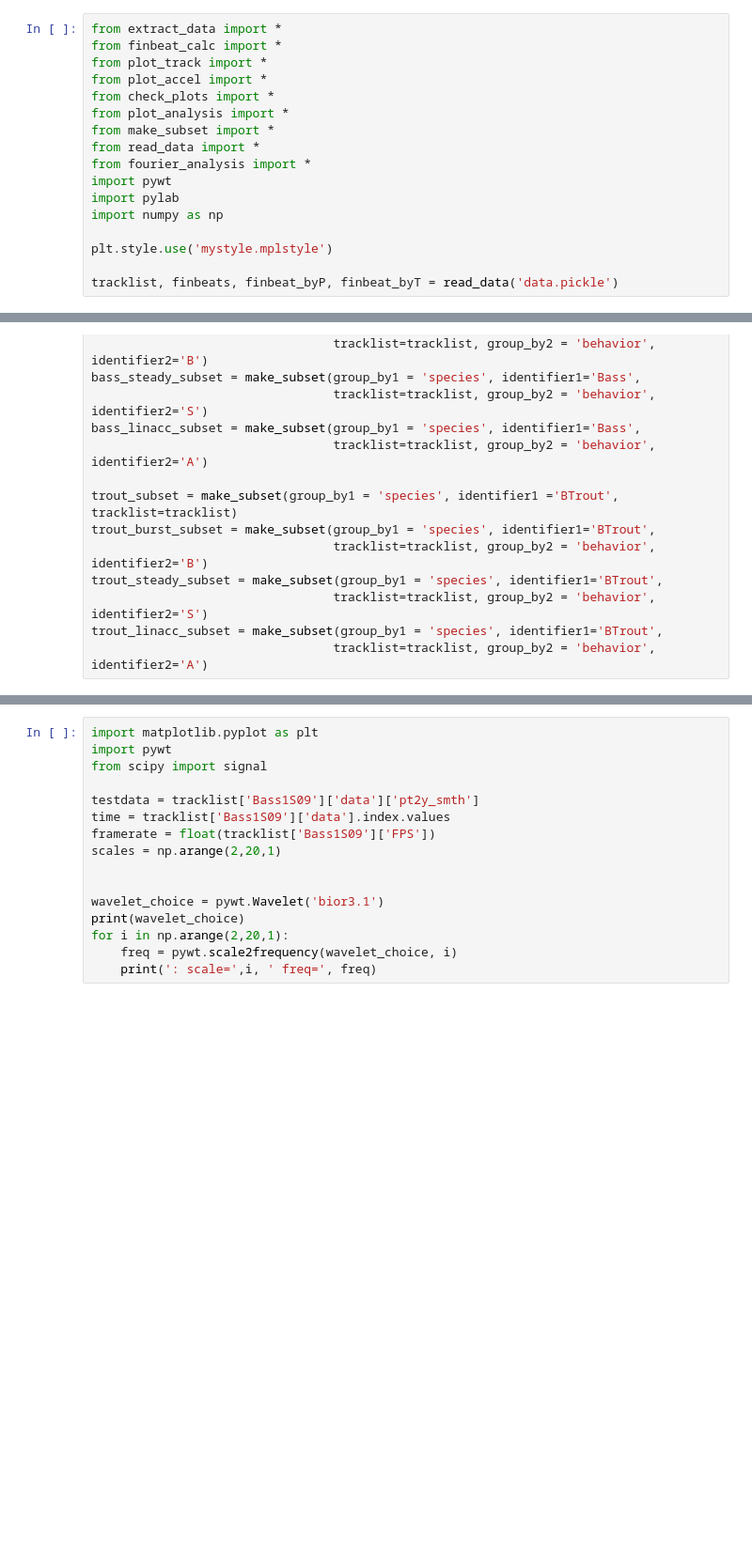
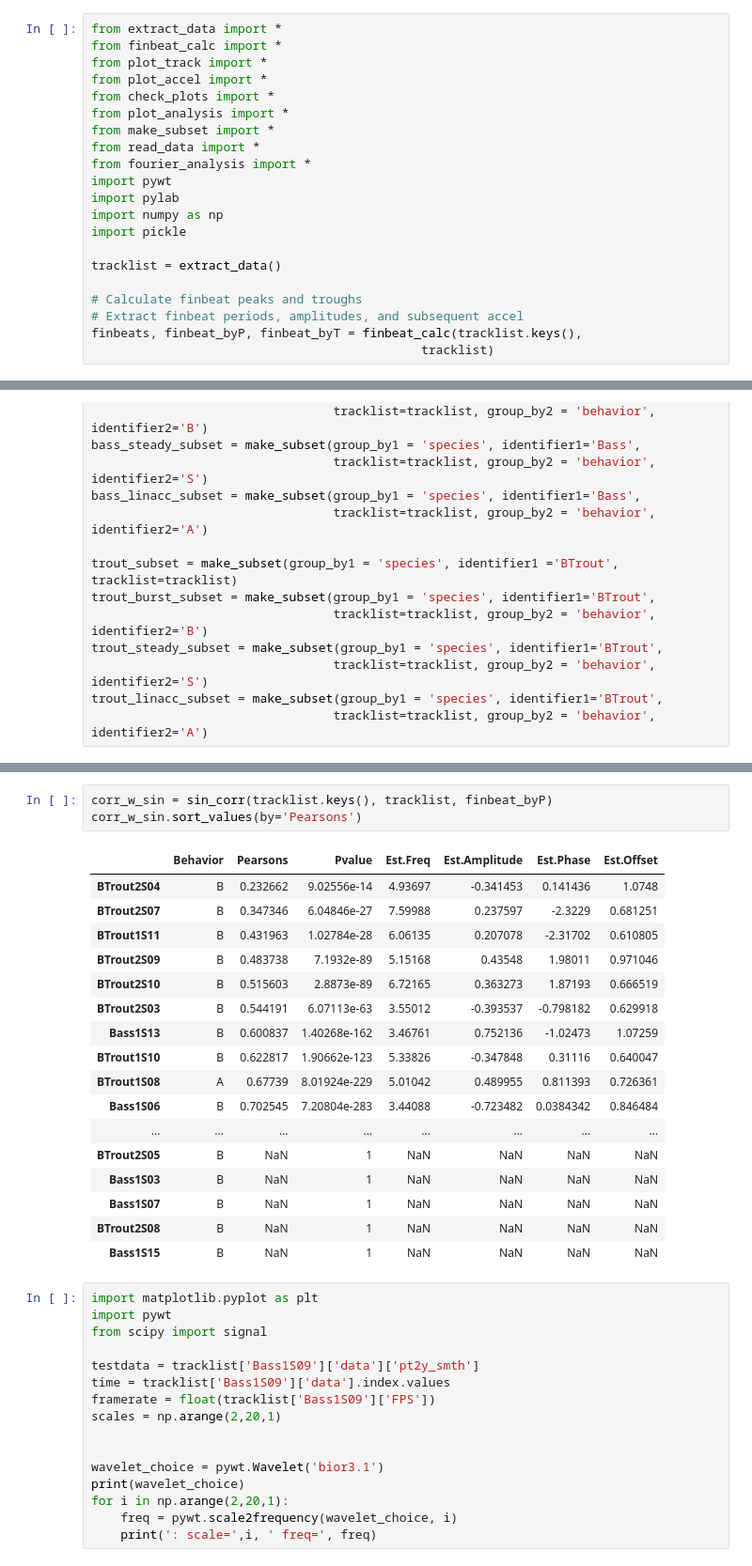
Before and after one commit to kfeilich/FishTrackProcessing, a Jupyter notebook: AccelerationCodeTesting.ipynb, the cells around one changed output, grey strips where cells are left out. Shown at 94% size. Cells and saved outputs as stored; diff of their text form; blank space fills up the shorter version.

Commit message:
Created sin_corr -- fits a sine wave with parameters optimized by least squares to each trial, then returns the Pearson's correlation coefficients, p-values, and estimated parameters as a dataframe.

```diff
--- a/AccelerationCodeTesting.ipynb
+++ b/AccelerationCodeTesting.ipynb
@@ -16,7 +16,11 @@ from fourier_analysis import *
 import pywt
 import pylab
 import numpy as np
+import pickle
 
-plt.style.use('mystyle.mplstyle')
+tracklist = extract_data()
 
-tracklist, finbeats, finbeat_byP, finbeat_byT = read_data('data.pickle')
+# Calculate finbeat peaks and troughs
+# Extract finbeat periods, amplitudes, and subsequent accel
+finbeats, finbeat_byP, finbeat_byT = finbeat_calc(tracklist.keys(),
+                                             tracklist)
@@ -118,3 +146,24 @@ for trial in tracklist_subset:
+# %%
+corr_w_sin = sin_corr(tracklist.keys(), tracklist, finbeat_byP)
+corr_w_sin.sort_values(by='Pearsons')
+# %% [output]
+|  | Behavior | Pearsons | Pvalue | Est.Freq | Est.Amplitude | Est.Phase | Est.Offset |
+| BTrout2S04 | B | 0.232662 | 9.02556e-14 | 4.93697 | -0.341453 | 0.141436 | 1.0748 |
+| BTrout2S07 | B | 0.347346 | 6.04846e-27 | 7.59988 | 0.237597 | -2.3229 | 0.681251 |
+| BTrout1S11 | B | 0.431963 | 1.02784e-28 | 6.06135 | 0.207078 | -2.31702 | 0.610805 |
+| BTrout2S09 | B | 0.483738 | 7.1932e-89 | 5.15168 | 0.43548 | 1.98011 | 0.971046 |
+| BTrout2S10 | B | 0.515603 | 2.8873e-89 | 6.72165 | 0.363273 | 1.87193 | 0.666519 |
+| BTrout2S03 | B | 0.544191 | 6.07113e-63 | 3.55012 | -0.393537 | -0.798182 | 0.629918 |
+| Bass1S13 | B | 0.600837 | 1.40268e-162 | 3.46761 | 0.752136 | -1.02473 | 1.07259 |
+| BTrout1S10 | B | 0.622817 | 1.90662e-123 | 5.33826 | -0.347848 | 0.31116 | 0.640047 |
+| BTrout1S08 | A | 0.67739 | 8.01924e-229 | 5.01042 | 0.489955 | 0.811393 | 0.726361 |
+| Bass1S06 | B | 0.702545 | 7.20804e-283 | 3.44088 | -0.723482 | 0.0384342 | 0.846484 |
+| ... | ... | ... | ... | ... | ... | ... | ... |
+| BTrout2S05 | B | NaN | 1 | NaN | NaN | NaN | NaN |
+| Bass1S03 | B | NaN | 1 | NaN | NaN | NaN | NaN |
+| Bass1S07 | B | NaN | 1 | NaN | NaN | NaN | NaN |
+| BTrout2S08 | B | NaN | 1 | NaN | NaN | NaN | NaN |
+| Bass1S15 | B | NaN | 1 | NaN | NaN | NaN | NaN |
 # %%
 import matplotlib.pyplot as plt
 import pywt
```
Also changed, not shown: parts of 4 cells of this notebook, 1 other file.
